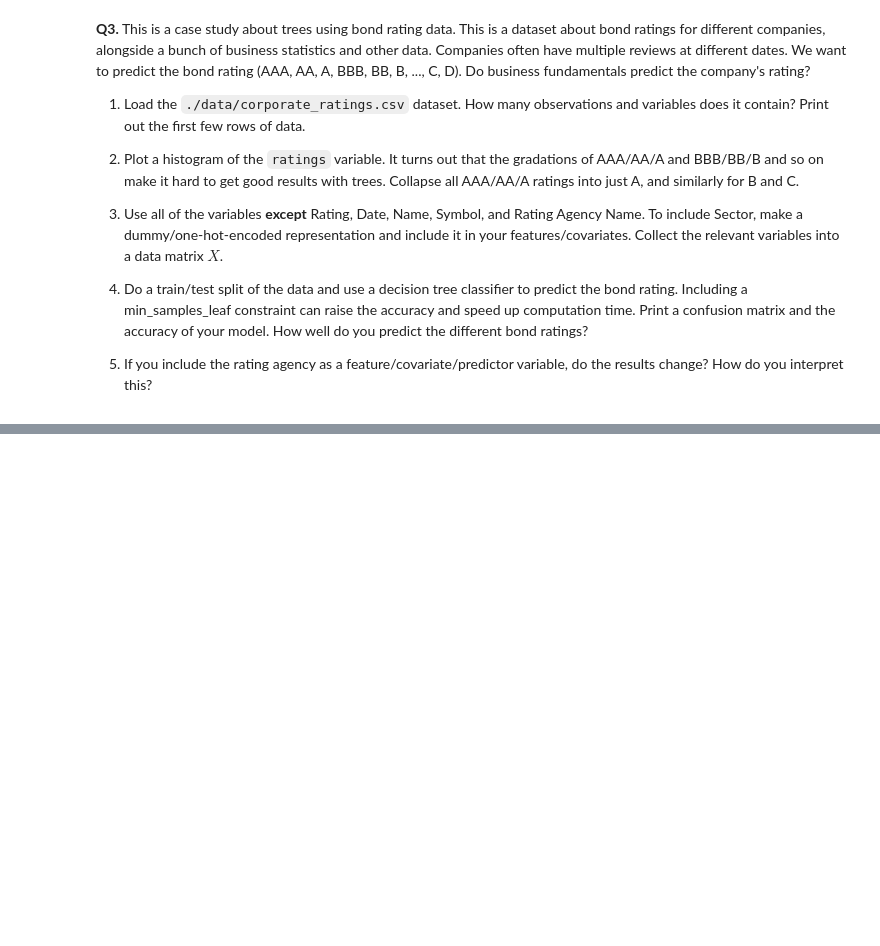
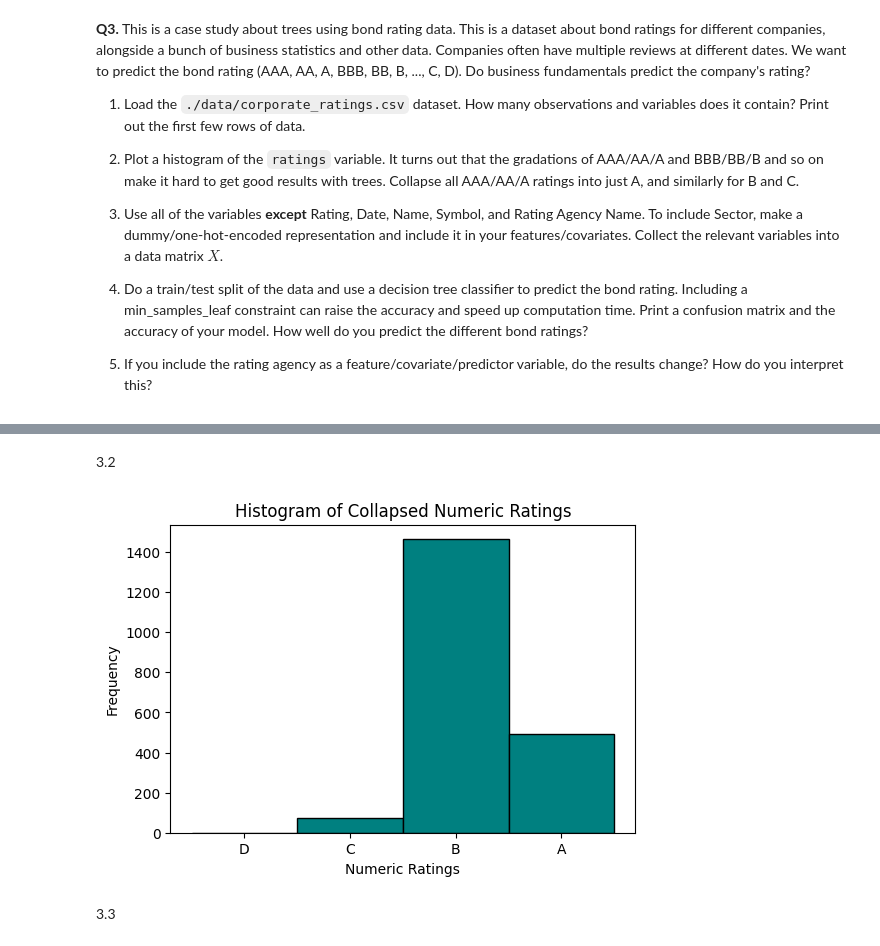
Before and after one commit to mchen899923/trees_assignment, a Jupyter notebook: assignment.ipynb, the cells around one changed output, grey strips where cells are left out. Saved outputs shown, nothing was run; the diff lists cells and outputs as text; code cells hidden in the pictures; blank space fills up the shorter version.

```diff
--- a/assignment.ipynb
+++ b/assignment.ipynb
@@ -117,0 +96,2 @@ Chose not to do this
+# %%
+corporate_df = pd.read_csv("corporate_ratings.csv")
@@ -117,0 +114,26 @@ Chose not to do this
+# %% [markdown]
+3.2
+# %%
+Rating_num = {"A": 3, "B": 2, "C": 1, "D": 0}  #Convert to numeric
+corporate_df["Rating_num"] = corporate_df["Rating_collapsed"].map(Rating_num)
+
+corporate_df["Rating_num"].plot( #Plot histogram
+    kind = "hist",
+    bins = [-0.5, 0.5, 1.5, 2.5, 3.5],  #Centers bins on integers 0–3
+    color = "teal",
+    edgecolor = "black",
+    figsize = (6, 4)
+)
+
+plt.title("Histogram of Collapsed Numeric Ratings")
+plt.xlabel("Numeric Ratings")
+plt.ylabel("Frequency")
+
+#Center tick labels under each bar
+plt.xticks([0, 1, 2, 3], ["D", "C", "B", "A"])
+
+plt.show()
+# %% [output]
+[figure, added]
+# %% [markdown]
+3.3
```
Also changed, not shown: parts of 13 cells of this notebook.
